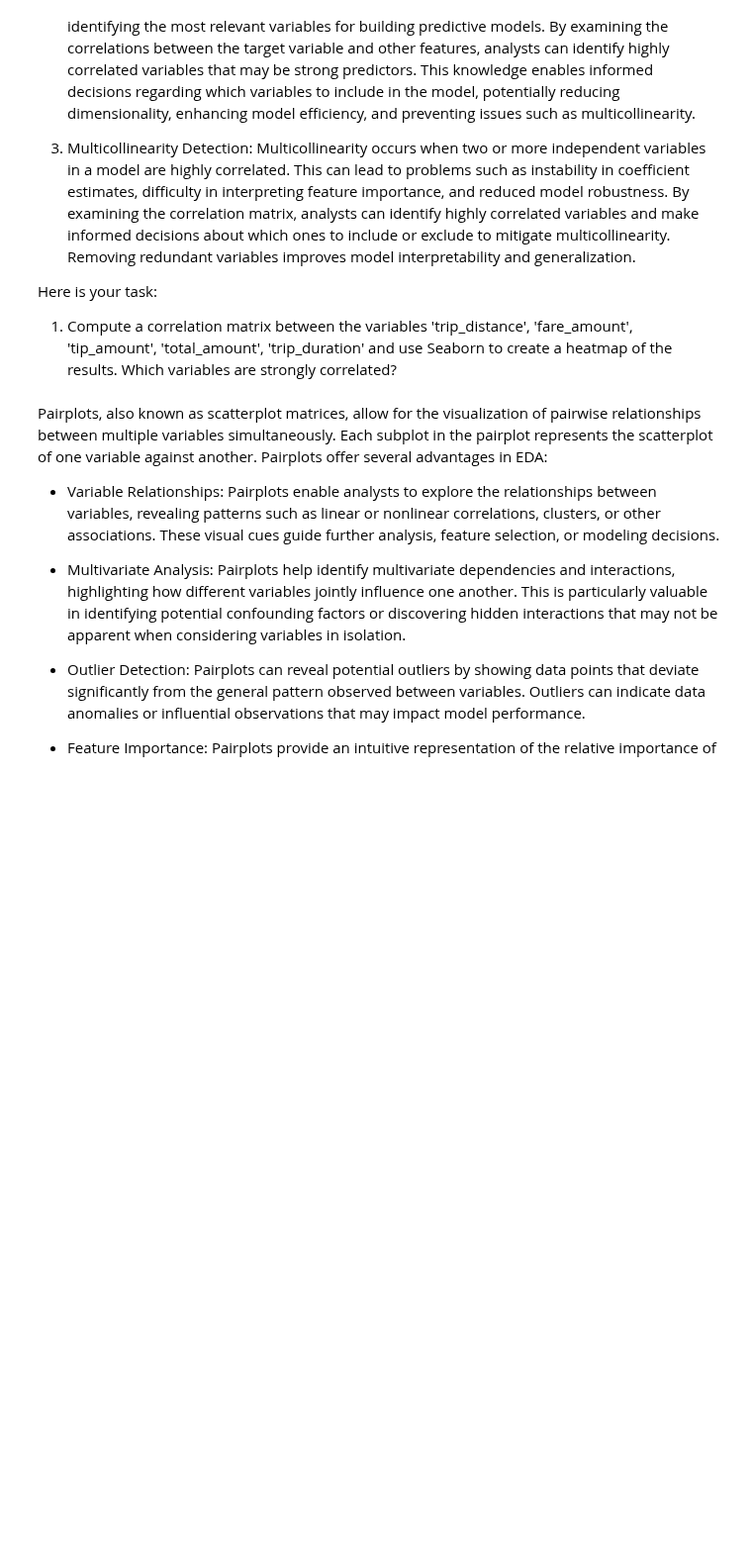
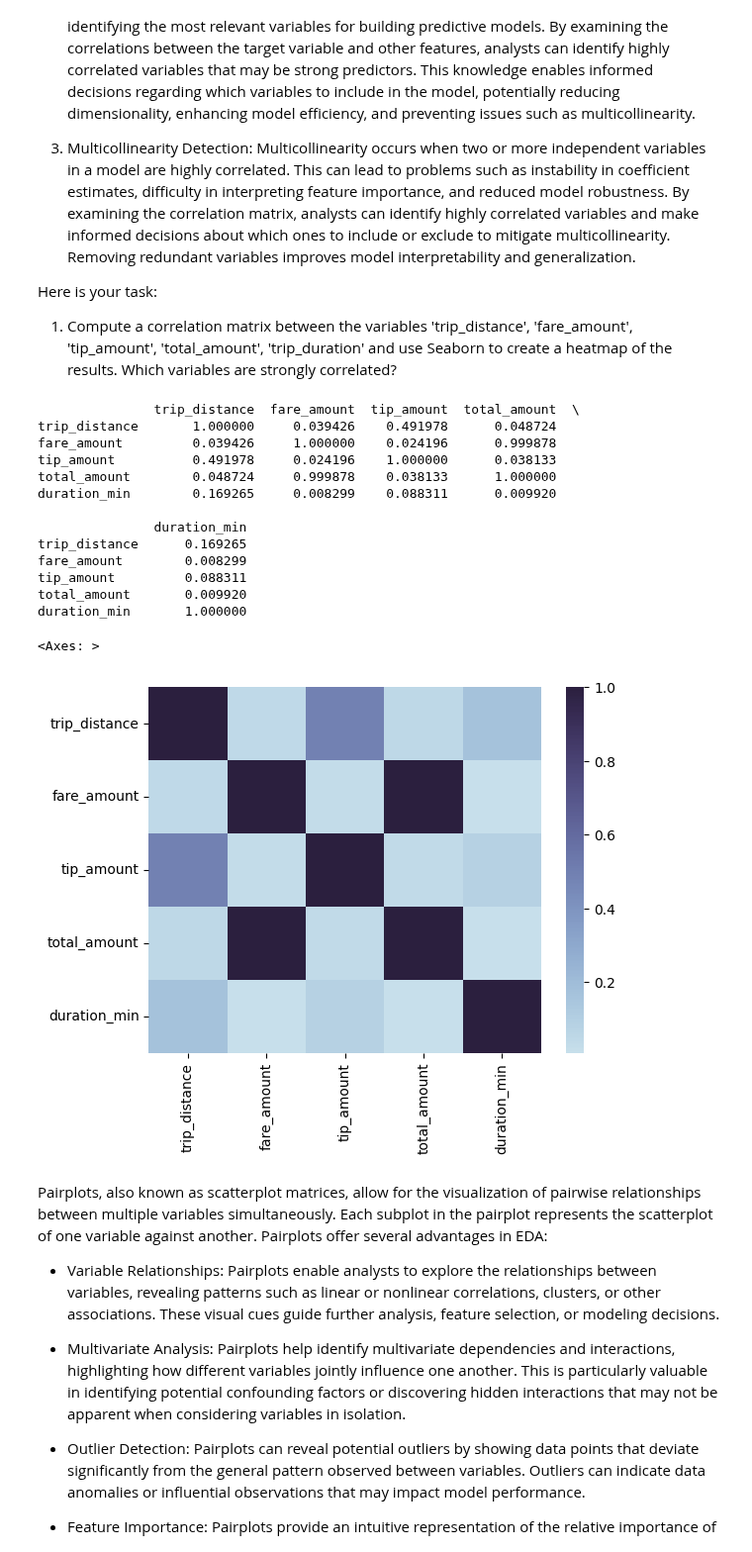
Before and after one commit to chrishalbert/guild-mle-projects, a Jupyter notebook: Student_MLE_MiniProject_EDA.ipynb, the cells around one changed output. Shown at 99% size. Drawn from its saved outputs; the diff is of its cells as text; code cells hidden in the pictures; blank space fills up the shorter version.

```diff
--- a/Student_MLE_MiniProject_EDA.ipynb
+++ b/Student_MLE_MiniProject_EDA.ipynb
@@ -182,8 +182,27 @@ Here is your task:
   1. Compute a correlation matrix between the variables 'trip_distance', 'fare_amount', 'tip_amount', 'total_amount', 'trip_duration' and use Seaborn to create a heatmap of the results. Which variables are strongly correlated?
 # %%
 # Compute correlation matrix of numerical variables
+corr_matrix = yellow_tripdata_df[['trip_distance', 'fare_amount', 'tip_amount', 'total_amount', 'duration_min']].corr()
+print(corr_matrix)
 
 # Create a heatmap of the correlation matrix
+sns.heatmap(corr_matrix, cmap=sns.color_palette("ch:s=.25,rot=-.25", as_cmap=True))
+# %% [output]
+               trip_distance  fare_amount  tip_amount  total_amount  \
+trip_distance       1.000000     0.039426    0.491978      0.048724
+fare_amount         0.039426     1.000000    0.024196      0.999878
+tip_amount          0.491978     0.024196    1.000000      0.038133
+total_amount        0.048724     0.999878    0.038133      1.000000
+duration_min        0.169265     0.008299    0.088311      0.009920
+
+               duration_min
+trip_distance      0.169265
+fare_amount        0.008299
+tip_amount         0.088311
+total_amount       0.009920
+duration_min       1.000000
+<Axes: >
+[figure, added]
 # %% [markdown]
 Pairplots, also known as scatterplot matrices, allow for the visualization of pairwise relationships between multiple variables simultaneously. Each subplot in the pairplot represents the scatterplot of one variable against another. Pairplots offer several advantages in EDA:
 
```
Also changed, not shown: parts of 5 cells of this notebook.
